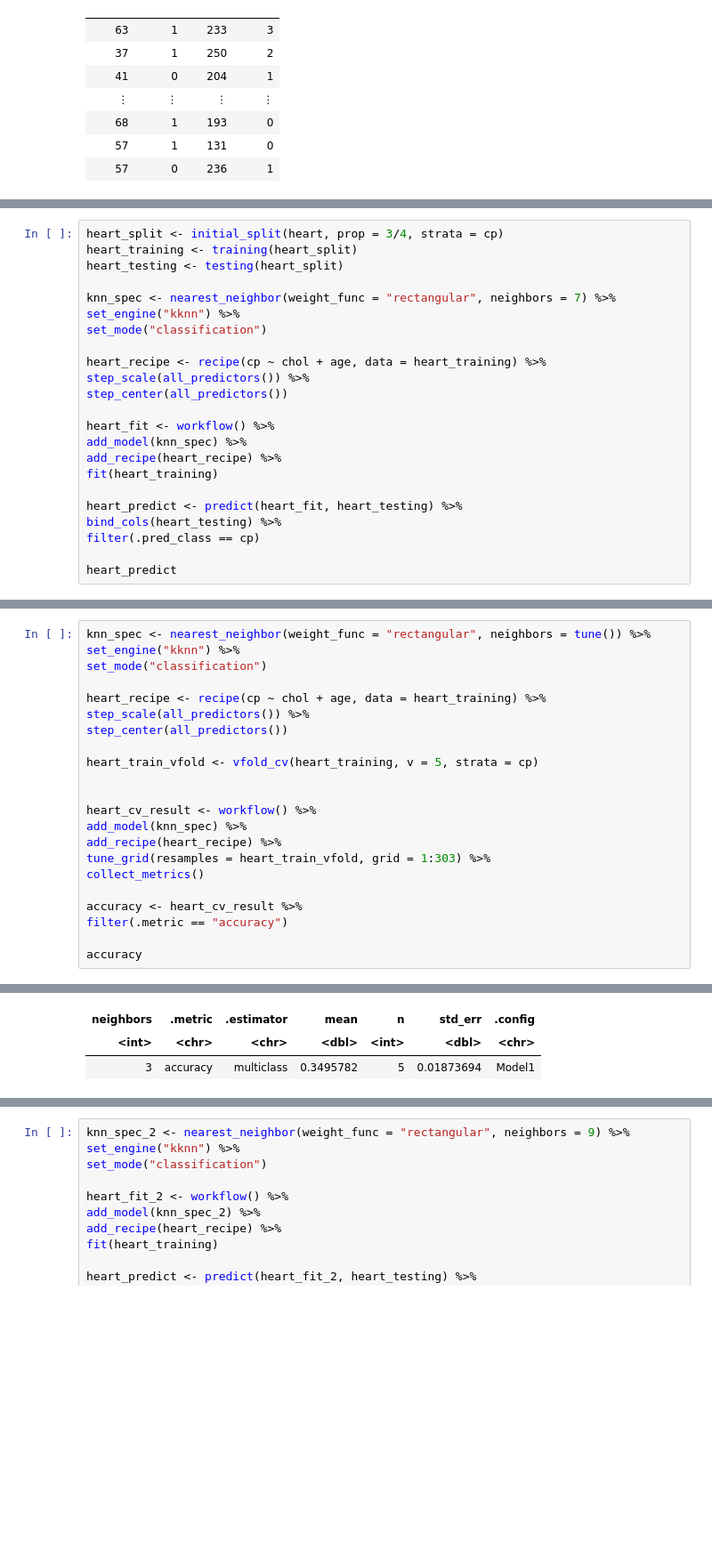
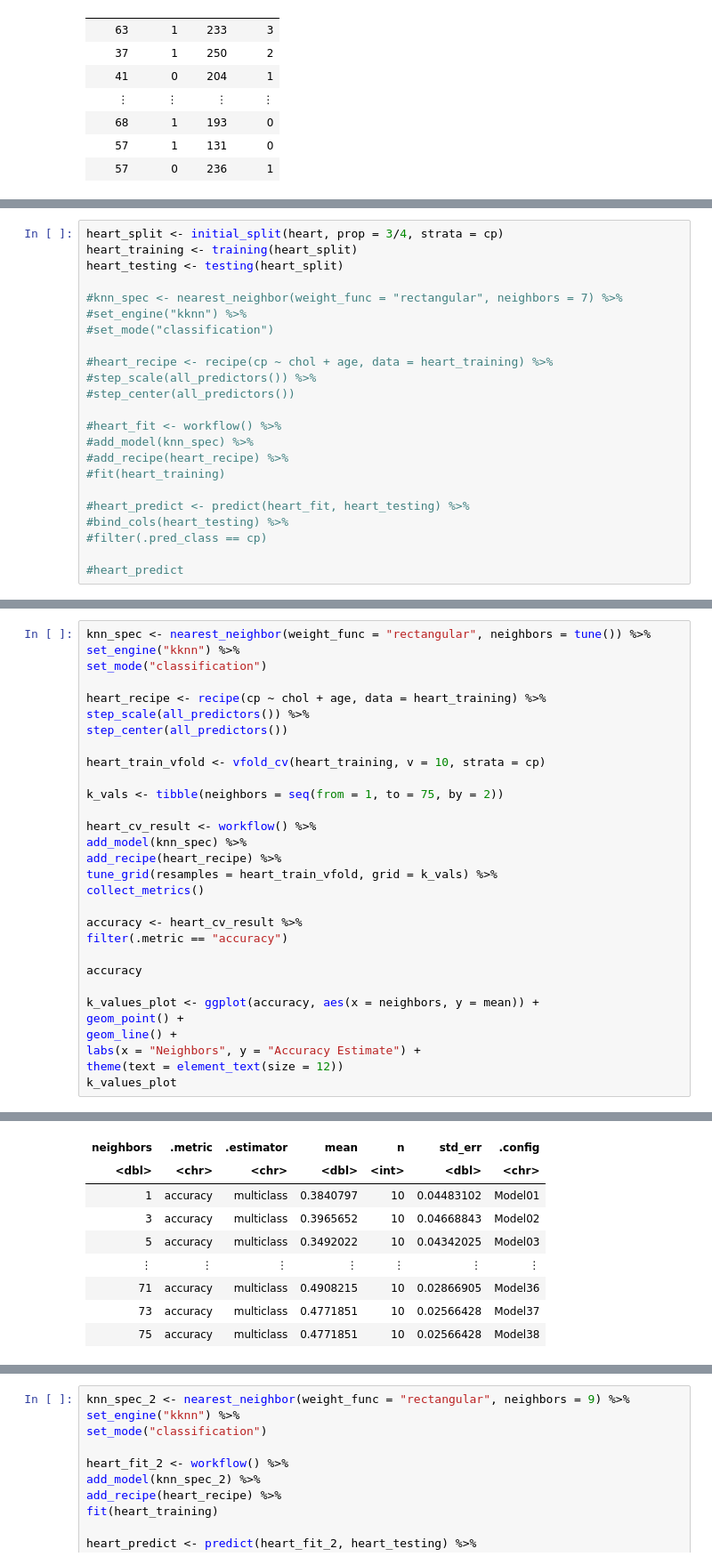
Before and after one commit to riddhibattu/DSCI_heart_project, a Jupyter notebook: Heart analysis.ipynb, the cells around one changed output, grey strips where cells are left out. Shown: that part at 89% size. Cells and saved outputs as stored; diff of their text form; blank space fills up the shorter version.

Commit message:
Current correct working code w graph and k values
added k tables, graph options

```diff
--- a/Heart analysis.ipynb
+++ b/Heart analysis.ipynb
@@ -76,21 +70,21 @@ heart_split <- initial_split(heart, prop = 3/4, strata = cp)
 heart_training <- training(heart_split)
 heart_testing <- testing(heart_split)
 
-knn_spec <- nearest_neighbor(weight_func = "rectangular", neighbors = 7) %>%
-set_engine("kknn") %>%
-set_mode("classification")
+#knn_spec <- nearest_neighbor(weight_func = "rectangular", neighbors = 7) %>%
+#set_engine("kknn") %>%
+#set_mode("classification")
 
-heart_recipe <- recipe(cp ~ chol + age, data = heart_training) %>%
-step_scale(all_predictors()) %>%
-step_center(all_predictors())
+#heart_recipe <- recipe(cp ~ chol + age, data = heart_training) %>%
+#step_scale(all_predictors()) %>%
+#step_center(all_predictors())
 
-heart_fit <- workflow() %>%
-add_model(knn_spec) %>%
-add_recipe(heart_recipe) %>%
-fit(heart_training)
+#heart_fit <- workflow() %>%
+#add_model(knn_spec) %>%
+#add_recipe(heart_recipe) %>%
+#fit(heart_training)
 
-heart_predict <- predict(heart_fit, heart_testing) %>%
-bind_cols(heart_testing) %>%
-filter(.pred_class == cp)
+#heart_predict <- predict(heart_fit, heart_testing) %>%
+#bind_cols(heart_testing) %>%
+#filter(.pred_class == cp)
 
-heart_predict
+#heart_predict
@@ -114,17 +97,25 @@ heart_recipe <- recipe(cp ~ chol + age, data = heart_training) %>%
 step_scale(all_predictors()) %>%
 step_center(all_predictors())
 
-heart_train_vfold <- vfold_cv(heart_training, v = 5, strata = cp)
+heart_train_vfold <- vfold_cv(heart_training, v = 10, strata = cp)
 
+k_vals <- tibble(neighbors = seq(from = 1, to = 75, by = 2))
 
 heart_cv_result <- workflow() %>%
 add_model(knn_spec) %>%
 add_recipe(heart_recipe) %>%
-tune_grid(resamples = heart_train_vfold, grid = 1:303) %>%
+tune_grid(resamples = heart_train_vfold, grid = k_vals) %>%
 collect_metrics()
 
 accuracy <- heart_cv_result %>%
 filter(.metric == "accuracy")
 
 accuracy
+
+k_values_plot <- ggplot(accuracy, aes(x = neighbors, y = mean)) +
+geom_point() +
+geom_line() +
+labs(x = "Neighbors", y = "Accuracy Estimate") +
+theme(text = element_text(size = 12))
+k_values_plot
 # %% [output]
@@ -132,3 +125,9 @@ A tibble: 1 × 7
 | neighbors | .metric | .estimator | mean | n | std_err | .config |
-| <int> | <chr> | <chr> | <dbl> | <int> | <dbl> | <chr> |
-| 3 | accuracy | multiclass | 0.3495782 | 5 | 0.01873694 | Model1 |
+| <dbl> | <chr> | <chr> | <dbl> | <int> | <dbl> | <chr> |
+| 1 | accuracy | multiclass | 0.3840797 | 10 | 0.04483102 | Model01 |
+| 3 | accuracy | multiclass | 0.3965652 | 10 | 0.04668843 | Model02 |
+| 5 | accuracy | multiclass | 0.3492022 | 10 | 0.04342025 | Model03 |
+| ⋮ | ⋮ | ⋮ | ⋮ | ⋮ | ⋮ | ⋮ |
+| 71 | accuracy | multiclass | 0.4908215 | 10 | 0.02866905 | Model36 |
+| 73 | accuracy | multiclass | 0.4771851 | 10 | 0.02566428 | Model37 |
+| 75 | accuracy | multiclass | 0.4771851 | 10 | 0.02566428 | Model38 |
```
Also changed, not shown: parts of 5 cells of this notebook.
